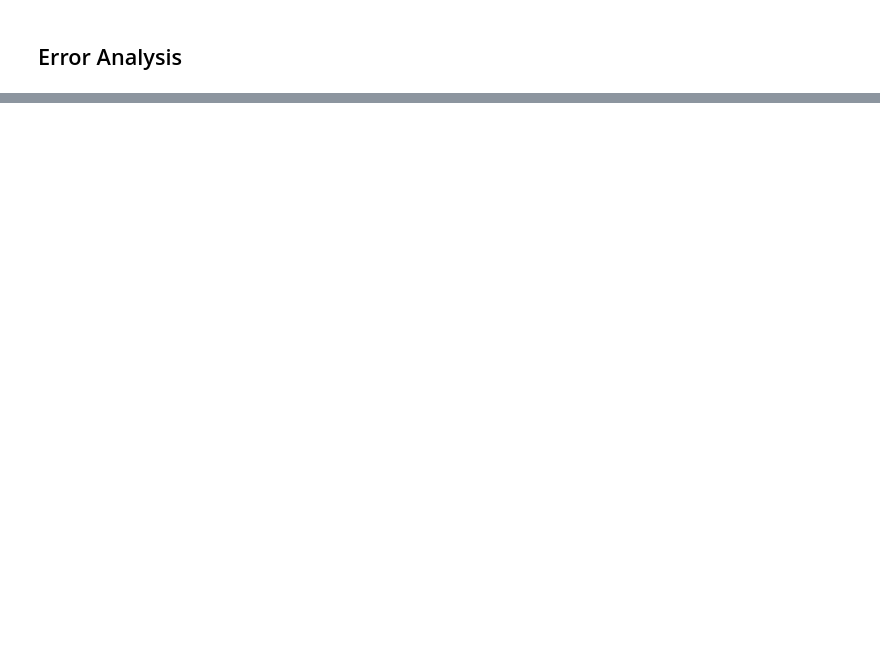
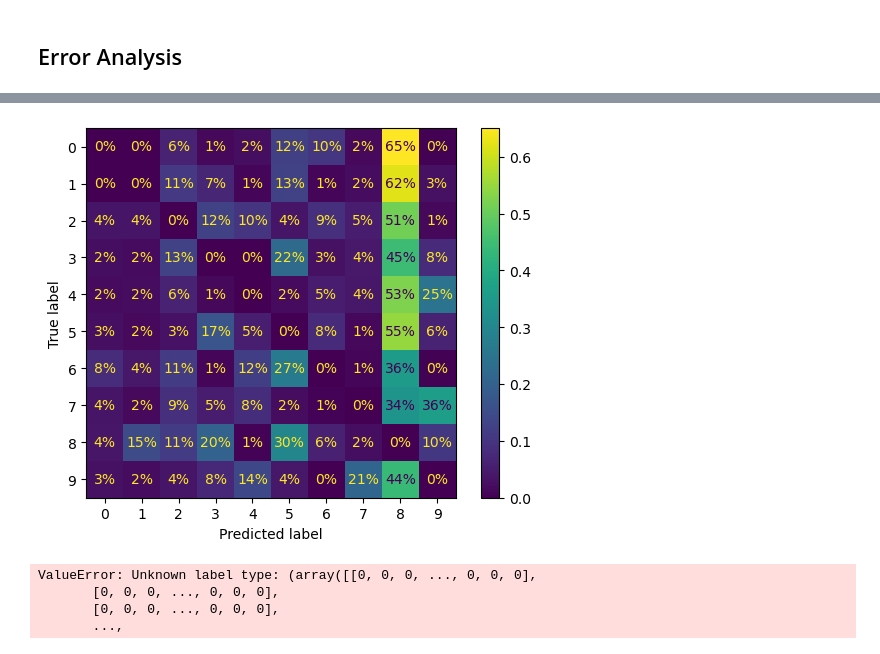
Before and after one commit to Fawazaro213/mnist-project, a Jupyter notebook: mnist.ipynb, the cells around one changed output, grey strips where cells are left out. Saved outputs shown, nothing was run; the diff lists cells and outputs as text; code cells hidden in the pictures; blank space fills up the shorter version.

Commit message:
Feat: Error analysis

```diff
--- a/mnist.ipynb
+++ b/mnist.ipynb
@@ -322,0 +338,22 @@ plt.show();
+# %%
+sample_weight = (y_train_pred != y_train)
+ConfusionMatrixDisplay.from_predictions(y_train, y_train_pred, sample_weight= sample_weight,
+                                       normalize='true', values_format='.0%')
+plt.show()
+# %% [output]
+[figure, added]
+# %%
+cl_a, cl_b = '3', '5'
+X_aa = X_train[(y_train == cl_a) & (y_train_pred == cl_a)]
+X_ab = X_train[(y_train == cl_a) & (y_train_pred == cl_b)]
+X_ba = X_train[(y_train == cl_b) & (y_train_pred == cl_a)]
+X_bb = X_train[(y_train == cl_b) & (y_train_pred == cl_b)]
+
+ConfusionMatrixDisplay.from_predictions(X_aa, X_bb, sample_weight= sample_weight,
+                                       normalize='true', values_format='.0%')
+plt.show()
+# %% [output]
+ValueError: Unknown label type: (array([[0, 0, 0, ..., 0, 0, 0],
+       [0, 0, 0, ..., 0, 0, 0],
+       [0, 0, 0, ..., 0, 0, 0],
+       ...,
```
Also changed, not shown: parts of 4 cells of this notebook.
